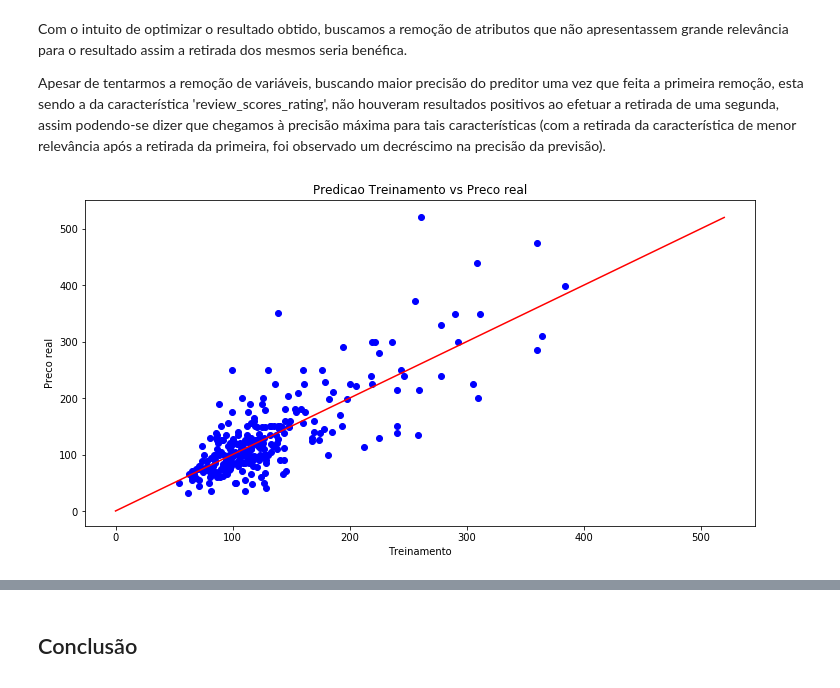
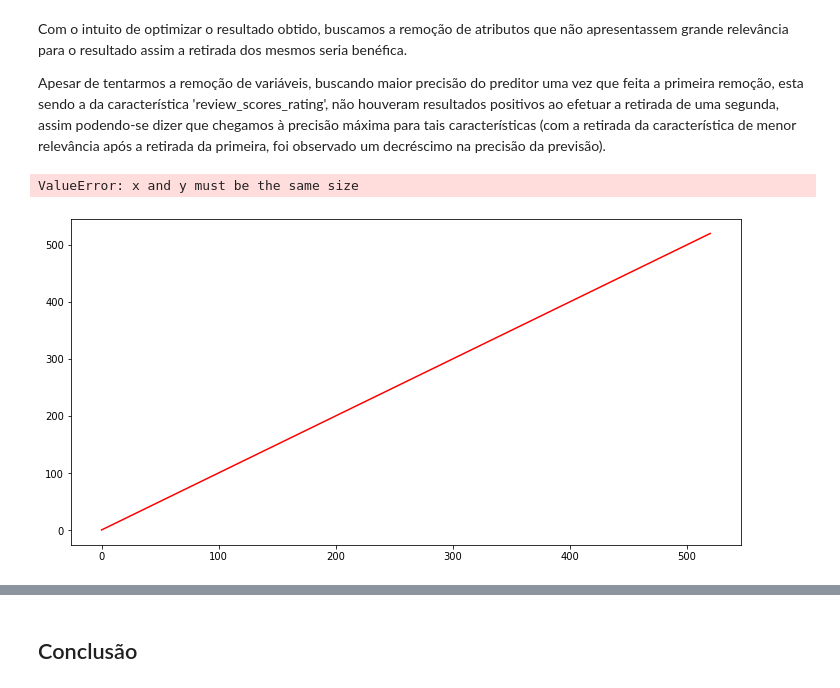
Before and after one commit to digomattar21/Projeto_3_CD, a Jupyter notebook: Projeto3_OG.ipynb, the cells around one changed output, grey strips where cells are left out. Drawn from its saved outputs; the diff is of its cells as text; code cells hidden in the pictures.

```diff
--- a/Projeto3_OG.ipynb
+++ b/Projeto3_OG.ipynb
@@ -214,0 +268,25 @@ O erro médio quadrático do df Teste é de: 0.10014547878200969 USD
+# %%
+variaveis = []
+
+for x in df3.columns:
+    if x != 'price':
+        variaveis.append(x)
+
+
+X_train, X_test, y_train, y_test = train_test_split(df3[colunas_t], df['price'], test_size=0.1, random_state=0)
+
+regr = RandomForestRegressor(bootstrap = True, max_features = 'auto', n_estimators = 100, max_depth = 40)
+
+regr.fit(X_train, y_train)
+
+predicao2= regr.predict(X_train)
+
+y1 = np.max(y_train)
+linha_adequada = np.linspace(0,y1, 10)
+plt.plot(linha_adequada, linha_adequada, c = 'r')
+
+plt.scatter(predicao2,y_train, c='b')
+plt.title('Predição dados de treinamento vs Preço real')
+plt.ylabel('Preço real')
+plt.xlabel('Predição dados de treinamento')
+plt.show()
@@ -226,32 +312,34 @@ for x in colunas_t:
 # %%
 
 variaveis = []
 
 
 for x in df3.columns:
     if x != 'price':
         variaveis.append(x)
 
 
 X_train, X_test, y_train, y_test = train_test_split(df3[colunasj], df['price'], test_size=0.1, random_state=0)
 
 regr = RandomForestRegressor(bootstrap = True, max_features = 'auto', n_estimators = 100, max_depth = 40)
 
 regr.fit(X_train, y_train)
 
 predicao3= regr.predict(X_test)
 
 y1 = np.max(y_test)
 linha_adequada = np.linspace(0,y1, 10)
 plt.plot(linha_adequada, linha_adequada, c = 'r')
 
+
 plt.scatter(predicao2,y_test, c='b')
-plt.title('Predicao Treinamento vs Preco real')
-plt.ylabel('Preco real')
-plt.xlabel('Treinamento')
+plt.title('Predição dados de teste vs Preço real')
+plt.ylabel('Preço real')
+plt.xlabel('Predição dados de teste')
 plt.show()
 # %% [output]
+ValueError: x and y must be the same size
-[figure, old version]
+[figure, new version]
 # %%
 print('O erro absoluto médio do df Teste é de: {0} USD'.format(mean_absolute_error(y_test,predicao3)))
 print('O erro médio quadrático do df Teste é de: {0} USD'.format(mean_squared_log_error(y_test,predicao3)))
```
Also changed, not shown: parts of 31 cells of this notebook.
